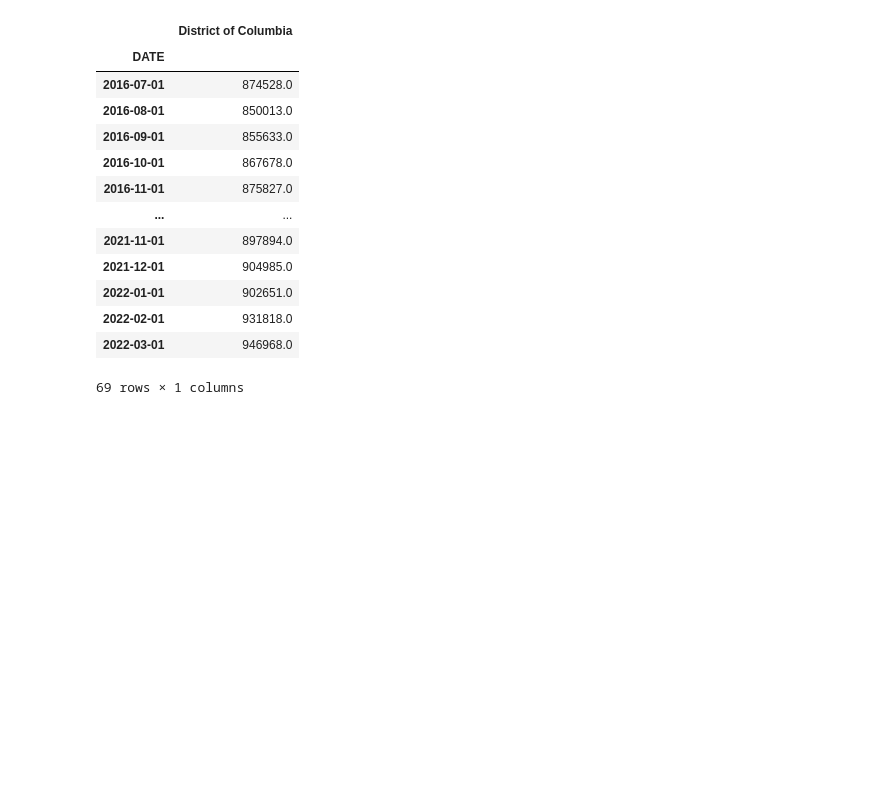
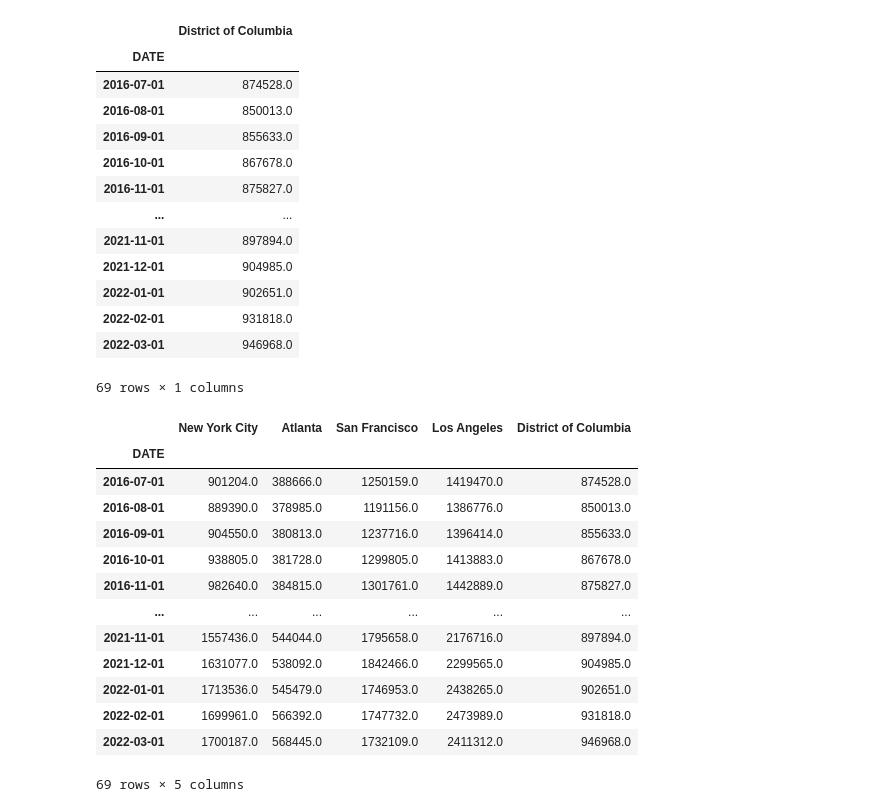
Before and after one commit to brianchangpe/Group_5_Project, a Jupyter notebook: Redefine_Gentrification.ipynb, the cells around one changed output. Saved outputs shown, nothing was run; the diff lists cells and outputs as text; code cells hidden in the pictures; blank space fills up the shorter version.

Commit message:
Combining DataFrame

```diff
--- a/Redefine_Gentrification.ipynb
+++ b/Redefine_Gentrification.ipynb
@@ -140,3 +140,24 @@ dc_avg_price
 | 2022-02-01 | 931818.0 |
 | 2022-03-01 | 946968.0 |
 69 rows × 1 columns
+# %%
+# Join NYC, ATL, SF, LA, DC average prices into single DataFrame with columns for each
+combined_avg_prices = pd.concat([nyc_avg_price, atl_avg_price, sf_avg_price, la_avg_price, dc_avg_price], axis="columns", join="inner")
+
+# Review Combined DataFrame
+combined_avg_prices
+# %% [output]
+|  | New York City | Atlanta | San Francisco | Los Angeles | District of Columbia |
+| DATE |  |  |  |  |  |
+| 2016-07-01 | 901204.0 | 388666.0 | 1250159.0 | 1419470.0 | 874528.0 |
+| 2016-08-01 | 889390.0 | 378985.0 | 1191156.0 | 1386776.0 | 850013.0 |
+| 2016-09-01 | 904550.0 | 380813.0 | 1237716.0 | 1396414.0 | 855633.0 |
+| 2016-10-01 | 938805.0 | 381728.0 | 1299805.0 | 1413883.0 | 867678.0 |
+| 2016-11-01 | 982640.0 | 384815.0 | 1301761.0 | 1442889.0 | 875827.0 |
+| ... | ... | ... | ... | ... | ... |
+| 2021-11-01 | 1557436.0 | 544044.0 | 1795658.0 | 2176716.0 | 897894.0 |
+| 2021-12-01 | 1631077.0 | 538092.0 | 1842466.0 | 2299565.0 | 904985.0 |
+| 2022-01-01 | 1713536.0 | 545479.0 | 1746953.0 | 2438265.0 | 902651.0 |
+| 2022-02-01 | 1699961.0 | 566392.0 | 1747732.0 | 2473989.0 | 931818.0 |
+| 2022-03-01 | 1700187.0 | 568445.0 | 1732109.0 | 2411312.0 | 946968.0 |
+69 rows × 5 columns
```
